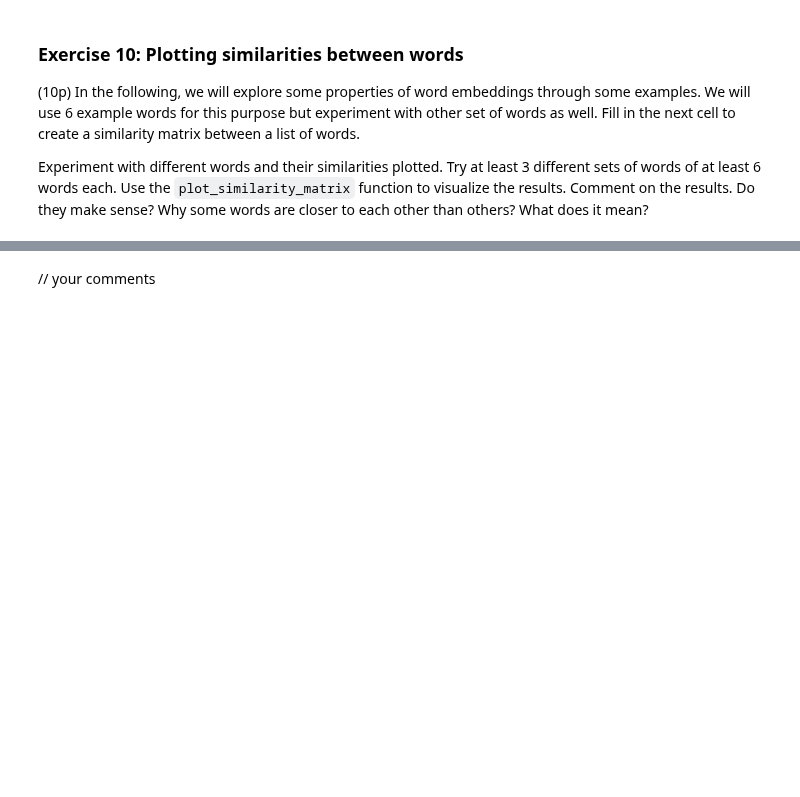
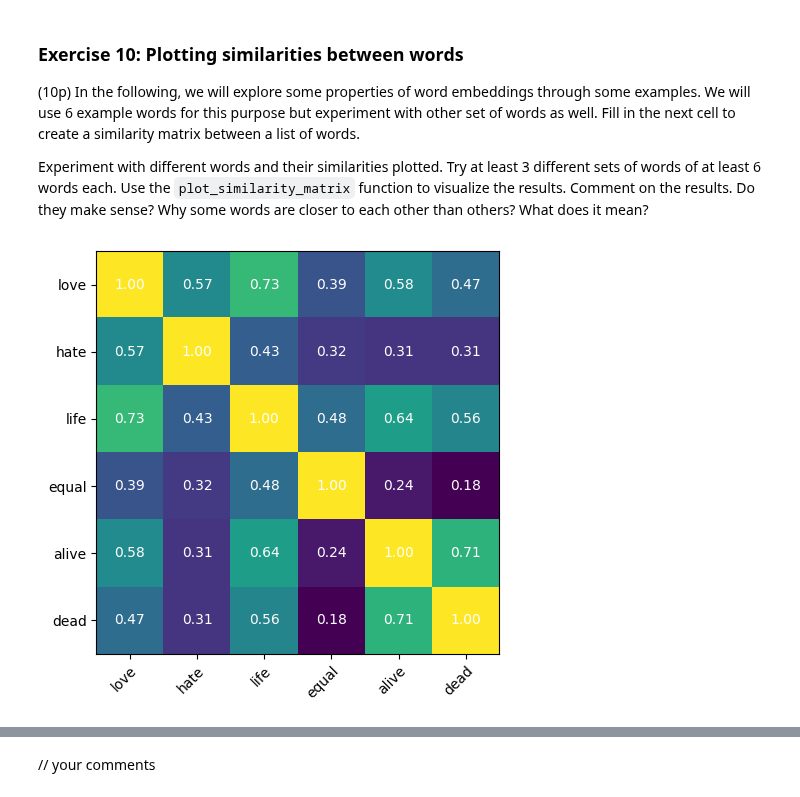
Before and after one commit to vddobush/NLP_Project, a Jupyter notebook: lab2cont.ipynb, the cells around one changed output, grey strips where cells are left out. Drawn from its saved outputs; the diff is of its cells as text; code cells hidden in the pictures; blank space fills up the shorter version.

```diff
--- a/lab2cont.ipynb
+++ b/lab2cont.ipynb
@@ -908,15 +999,17 @@ Comment on the results. Do they make sense? Why some words are closer to each ot
 # %%
 list_of_words = ['love', 'hate', 'life', 'equal', 'alive', 'dead']
 
 similarity_matrix = np.zeros((len(list_of_words), len(list_of_words)), dtype=float)
 
 ### YOUR CODE HERE
 
-
-
-
+for i, w1 in enumerate(list_of_words):
+    for j, w2 in enumerate(list_of_words):
+        similarity_matrix[i, j] = glove_model.similarity(w1, w2)
 
 ### YOUR CODE ENDS HERE
 
 
 plot_similarity_matrix(similarity_matrix, list_of_words)
+# %% [output]
+[figure, added]
```
Also changed, not shown: parts of 25 cells of this notebook.
